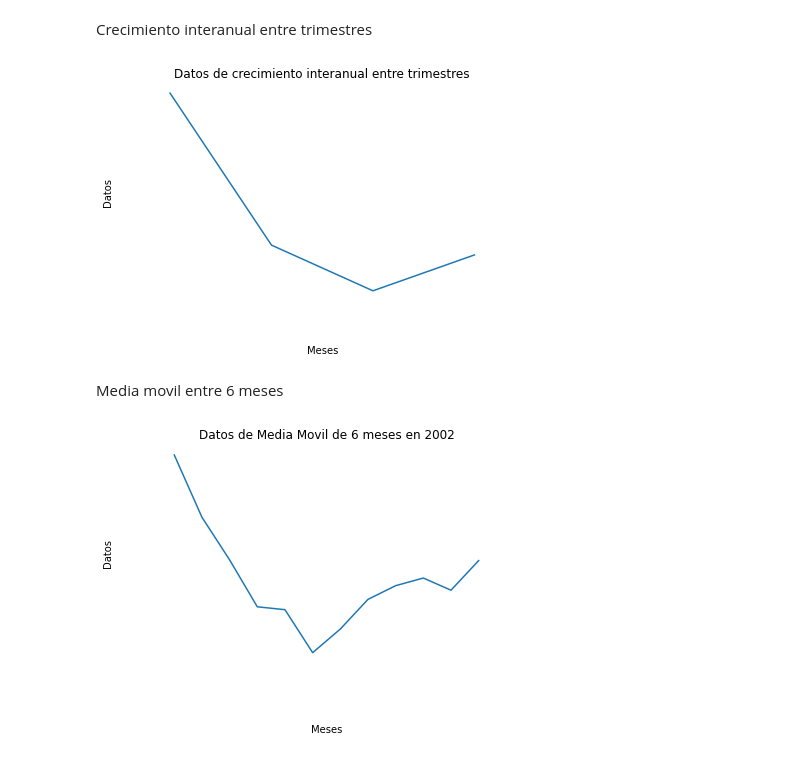
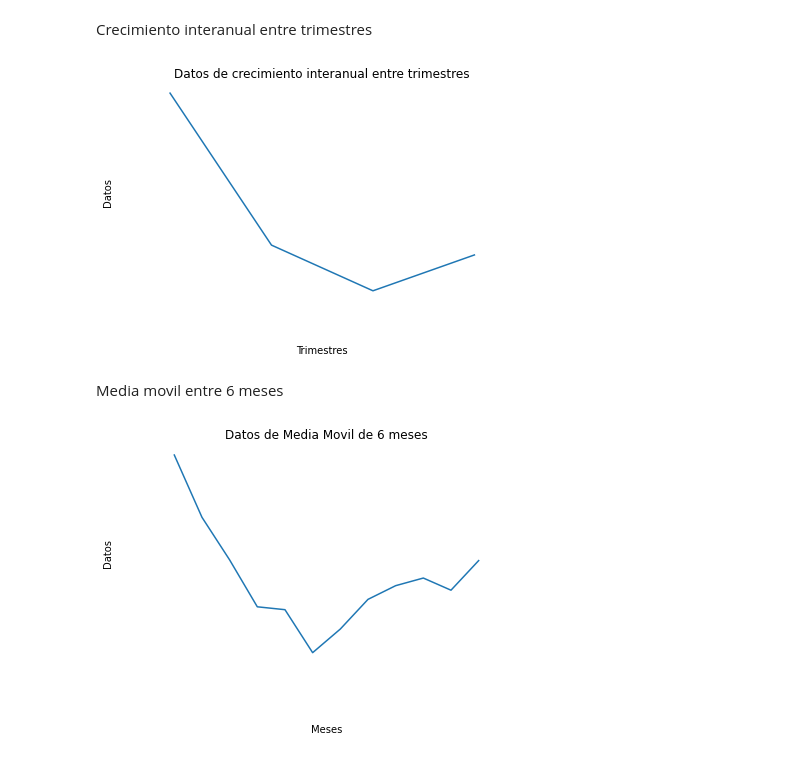
Before and after one commit to GabrielVicente-GT/CABI_CasoPractico, a Jupyter notebook: PrimeraParte/graficas.ipynb, the cells around one changed output. Saved outputs shown, nothing was run; the diff lists cells and outputs as text; code cells hidden in the pictures.

```diff
--- a/PrimeraParte/graficas.ipynb
+++ b/PrimeraParte/graficas.ipynb
@@ -175,7 +175,7 @@ datos = df.loc[['TCAQ1','TCAQ2','TCAQ3','TCAQ4'], '2003.0']
 # Crear la gráfica de barras
 plt.plot(datos.index, datos.values)
 plt.title('Datos de crecimiento interanual entre trimestres')
-plt.xlabel('Meses')
+plt.xlabel('Trimestres')
 plt.ylabel('Datos')
 plt.xticks(rotation = '90')
 # Hacer que las regletas sean blancas
@@ -189,28 +189,28 @@ ax.tick_params(axis='y', colors='white')
 
 plt.show()
 # %% [output]
-[figure, old version]
+[figure, new version]
 # %% [markdown]
 Media movil entre 6 meses
 # %%
 # Seleccionar las filas y columnas que deseas graficar
 datos = df.loc[['MM_ENE','MM_FEB','MM_MAR','MM_ABRIL','MM_MAY','MM_JUN','MM_JUL','MM_AG','MM_SEP','MM_OCT','MM_NOV','MM_DIC'], '2003.0']
 
 # Crear la gráfica
 plt.plot(datos)
-plt.title('Datos de Media Movil de 6 meses en 2002')
+plt.title('Datos de Media Movil de 6 meses')
 plt.xlabel('Meses')
 plt.ylabel('Datos')
 plt.xticks(rotation = '90')
 # Hacer que las regletas sean blancas
 ax = plt.gca()
 ax.spines['top'].set_color('white')
 ax.spines['bottom'].set_color('white')
 ax.spines['left'].set_color('white')
 ax.spines['right'].set_color('white')
 ax.tick_params(axis='x', colors='white')
 ax.tick_params(axis='y', colors='white')
 
 plt.show()
 # %% [output]
-[figure, old version]
+[figure, new version]
```
Also changed, not shown: parts of 21 cells of this notebook, 2 other files.
